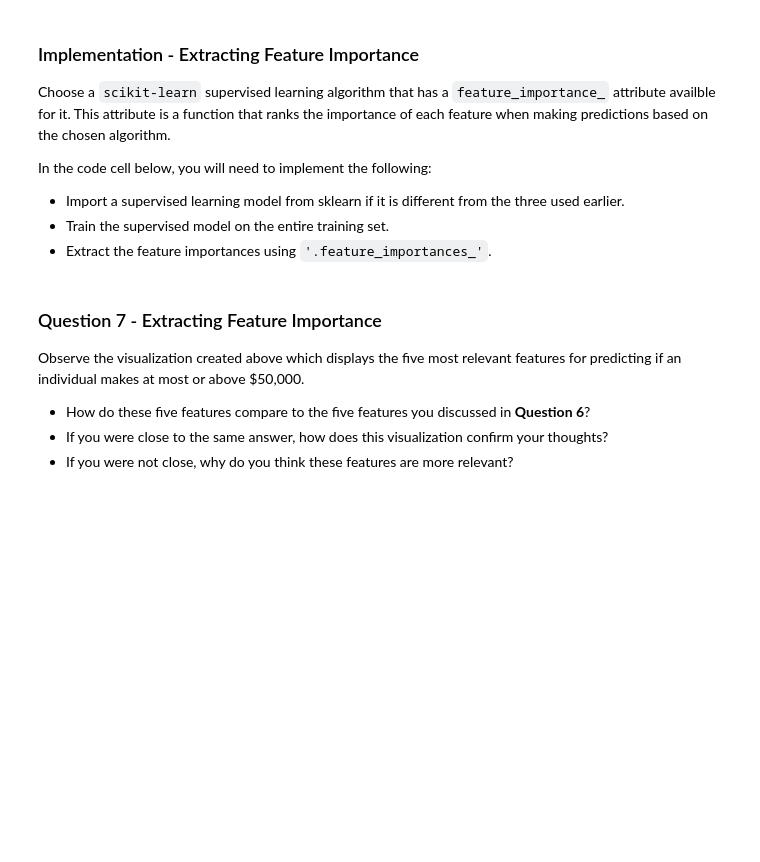
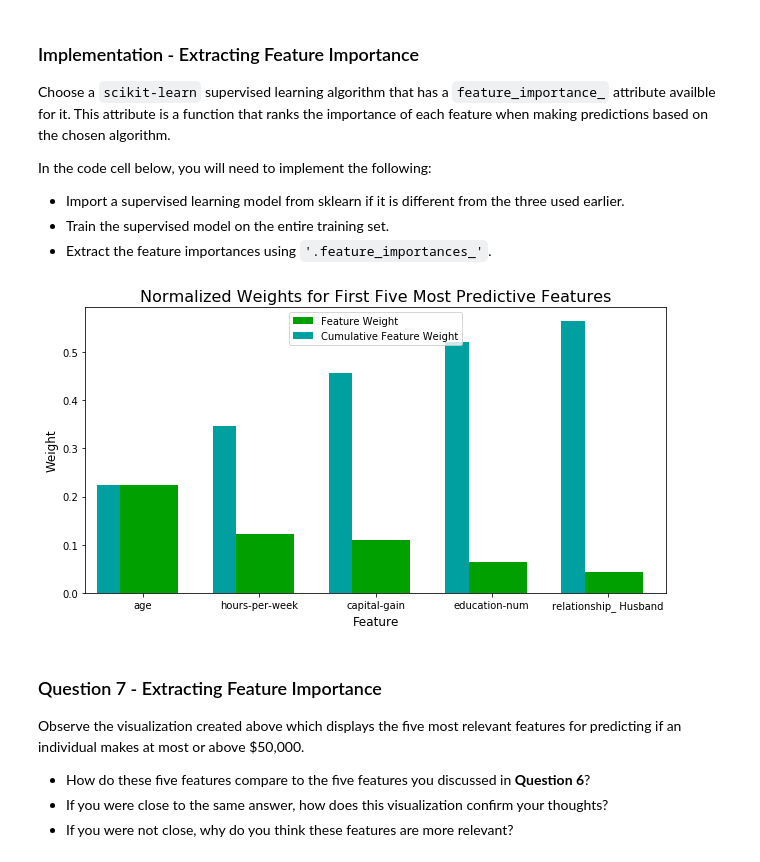
Before and after one commit to dpmjansen/machine-learning, a Jupyter notebook: projects/finding_donors/finding_donors.ipynb, the cells around one changed output. Saved outputs shown, nothing was run; the diff lists cells and outputs as text; code cells hidden in the pictures; blank space fills up the shorter version.

```diff
--- a/projects/finding_donors/finding_donors.ipynb
+++ b/projects/finding_donors/finding_donors.ipynb
@@ -511,16 +590,19 @@ In the code cell below, you will need to implement the following:
  - Extract the feature importances using `'.feature_importances_'`.
 # %%
 # TODO: Import a supervised learning model that has 'feature_importances_'
-
+from sklearn.ensemble import RandomForestClassifier # this should not be needed as it has been imported in an earlier cell
 
 # TODO: Train the supervised model on the training set using .fit(X_train, y_train)
-model = None
+model = RandomForestClassifier()
+model.fit(X_train,y_train)
 
 # TODO: Extract the feature importances using .feature_importances_
-importances = None
+importances = model.feature_importances_
 
 # Plot
 vs.feature_plot(importances, X_train, y_train)
+# %% [output]
+[figure, added]
 # %% [markdown]
 ### Question 7 - Extracting Feature Importance
 
```
Also changed, not shown: parts of 20 cells of this notebook, 1 other file.
